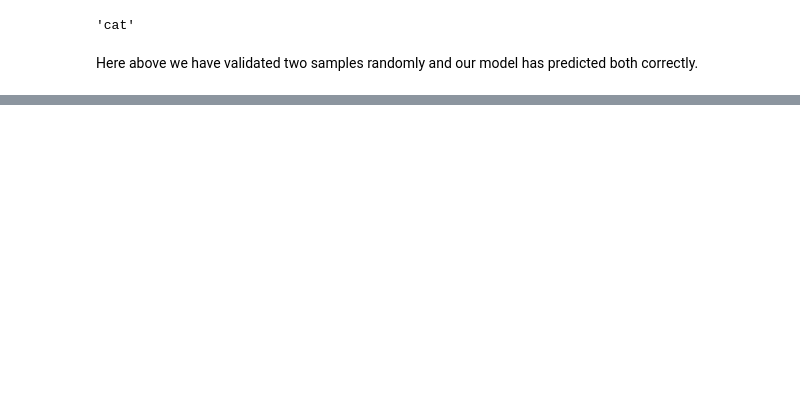
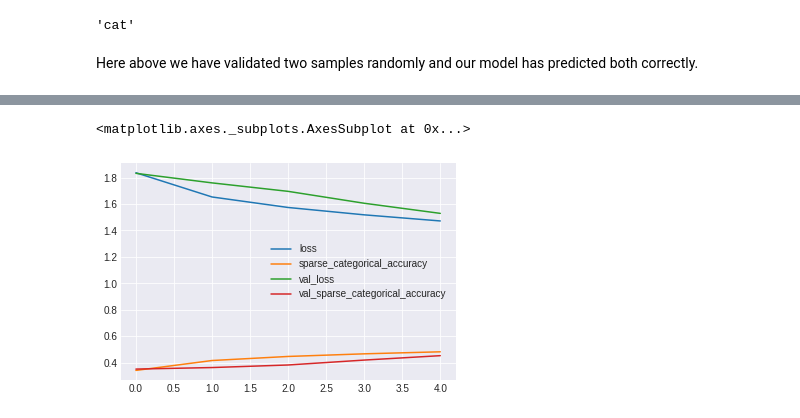
Before and after one commit to nafisa-samia/Implementing-Deep-Neural-Network-for-the-CIFAR-10-dataset, a Jupyter notebook: ANN_Cifar_10.ipynb, the cells around one changed output, grey strips where cells are left out. Saved outputs shown, nothing was run; the diff lists cells and outputs as text; code cells hidden in the pictures; blank space fills up the shorter version.

```diff
--- a/ANN_Cifar_10.ipynb
+++ b/ANN_Cifar_10.ipynb
@@ -203,0 +223,22 @@ Here above we have validated two samples randomly and our model has predicted bo
+# %%
+# add Leaky ReLU to the model
+model=tf.keras.models.Sequential([
+    tf.keras.layers.Flatten(input_shape=[32,32,3]),
+    tf.keras.layers.LeakyReLU(alpha = 0.1),
+
+    tf.keras.layers.Dense(1024, kernel_initializer="he_normal"),
+    tf.keras.layers.LeakyReLU(alpha = 0.1),
+
+    tf.keras.layers.Dense(512, kernel_initializer="he_normal"),
+    tf.keras.layers.LeakyReLU(alpha = 0.1),
+
+    tf.keras.layers.Dense(10,activation="softmax")
+])
+
+
+# compile the model
+model.compile(optimizer="sgd",loss="sparse_categorical_crossentropy",
+             metrics=tf.keras.metrics.sparse_categorical_accuracy,
+             )
+
+history=model.fit(X_train,y_train,epochs=5,validation_data=(X_valid,y_valid))
@@ -203,0 +256,5 @@ Here above we have validated two samples randomly and our model has predicted bo
+# %%
+pd.DataFrame((history.history)).plot()
+# %% [output]
+<matplotlib.axes._subplots.AxesSubplot at 0x...>
+[figure, added]
```
Also changed, not shown: parts of 40 cells of this notebook.
